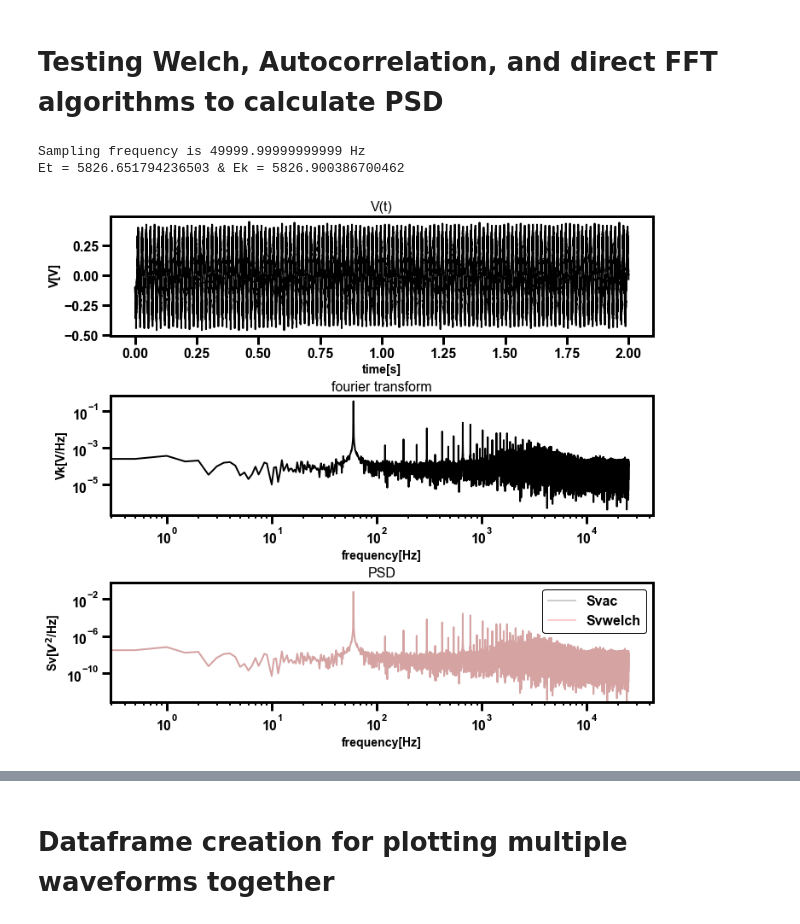
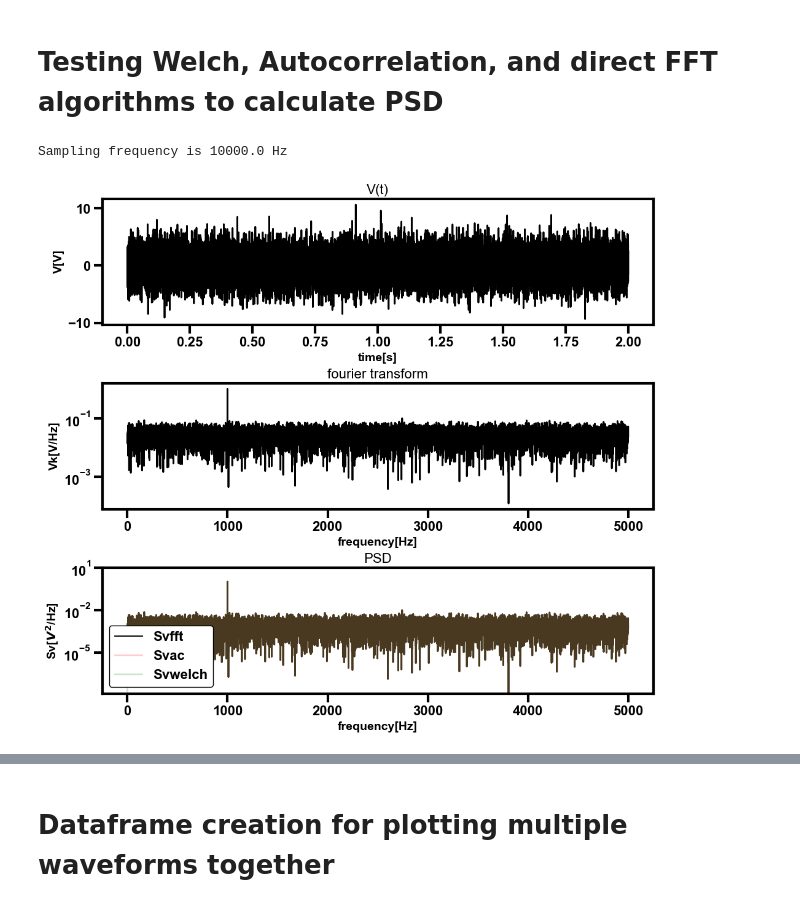
Before and after one commit to NikhilTilak/scripts, a Jupyter notebook: noise.ipynb, the cells around one changed output, grey strips where cells are left out. Drawn from its saved outputs; the diff is of its cells as text; code cells hidden in the pictures.

```diff
--- a/noise.ipynb
+++ b/noise.ipynb
@@ -46,20 +48,21 @@ T = 2 # total time in s
 fs = int(1/dt) # sampling frequency in Hz
 N = int(T/dt) #number of points
 time = np.arange(0,T,dt) # time in seconds
-# print(f"Sampling frequency is {1/dt} Hz")
+print(f"Sampling frequency is {1/dt} Hz")
 
-fnoise_1 = 50 # noise frequency in Hz
-Anoise_1 = 1 # noise amplitude
+fsig= 1000 # signal frequency in Hz
+Asig = 1 # signal amplitude
+V = Asig*np.sin(2*np.pi* fsig* time)
 
-fnoise_2 = 120 # noise frequency in Hz
-Anoise_2 = 0.7 # noise amplitude
-
-V = Anoise_1*np.sin(2*np.pi* fnoise_1* time) + Anoise_2*np.sin(2*np.pi* fnoise_2* time)
+# adding a noise with a uniform PSD of 0.001 V**2/Hz
+noise_power = 0.001 * fs / 2
+noise = np.random.normal(loc=0, scale=np.sqrt(noise_power), size=N)
+V += noise
 ######################################################################################
 ############### data from single acquisition##############################################
 ######################################################################################
 # fp = "./data/data_1KOhm_single.csv"
-fp="./data/scope_7_1.csv"# wire connected to the scope
+# fp="./data/scope_7_1.csv"# wire connected to the scope
 # fp="./data/scope_13_1.csv"# 1 kOhm, time = 2 s, 100_000 samples
 # fp="./data/scope_17_1.csv"# 15 kOhm, time = 0.1 s, 200_000 samples
 # fp="./data/scope_18_1.csv"# 15 kOhm, time = 0.1 s, 200_000 samples
@@ -70,17 +73,17 @@ fp="./data/scope_7_1.csv"# wire connected to the scope
 # fp="./data/scope_23_1.csv"# 100 kOhm, time = 0.1 s, 200_000 samples, bandpass filter, 1 KHz to 100 KHz
 # fp="./data/scope_1.csv"# 100 KHz from function generator
 
-df=pd.read_csv(fp,header=0,sep=",",skiprows=1, names=["time", "voltage"])
-df.head()
+# df=pd.read_csv(fp,header=0,sep=",",skiprows=1, names=["time", "voltage"])
+# df.head()
 
-T = df["time"].max()-df["time"].min() # seconds
-N = df.shape[0]
-fs = int(N/T) # Hz
-dt = 1/fs
-time = df["time"].to_numpy() - df["time"].min()
-print(f"Sampling frequency is {1/dt} Hz")
+# T = df["time"].max()-df["time"].min() # seconds
+# N = df.shape[0]
+# fs = int(N/T) # Hz
+# dt = 1/fs
+# time = df["time"].to_numpy() - df["time"].min()
+# print(f"Sampling frequency is {1/dt} Hz")
 
-V = df["voltage"].to_numpy()
+# V = df["voltage"].to_numpy()
 #########################################################################################
 
 
@@ -91,64 +94,65 @@ Vk = Vk/N # normalizing
 fk = fftfreq(N,dt)
 fk = fk[:fk.size//2]
 
-# Energy calculation
-Et = np.sum(np.absolute(V)**2)
-Ek = np.sum(np.absolute(Vk)**2)*(N/2)
+# # Energy calculation
+# Et = np.sum(np.absolute(V)**2)
+# Ek = np.sum(np.absolute(Vk)**2)*(N/2)
 
-print(f"Et = {Et} & Ek = {Ek}")
+# print(f"Et = {Et} & Ek = {Ek}")
 
 #PSD from FFT
-Svfft = (1/2)*np.absolute(Vk)**2
+Svfft = np.absolute(Vk)**2
 
 #PSD from welch
 fwelch, Svwelch = welch(V, fs=fs, window='boxcar', nperseg=N, noverlap=0, return_onesided=True, scaling='density', axis=-1)
-Svwelch = (1/2)*Svwelch
+# Svwelch = (1/2)*Svwelch
 
 # PSD from autocorrelation
 ac = correlation_nik_vectorized(V,V)
 Svac = np.absolute(fftshift(fft(ac)))
-Svac = Svac[Svac.size//2:]
+Svac = 2*Svac[Svac.size//2:]
 Svac = Svac/fs
 
 #plot
 fig, (ax1,ax2, ax3) = plt.subplots(3,1, figsize=(10,9), constrained_layout=True)
 
 ax1.plot(time, V)
 ax1.set_xlabel("time[s]")
 ax1.set_ylabel("V[V]")
 ax1.set_title("V(t)")
 
 ax2.plot(fk, Vk)
 ax2.set_xlabel("frequency[Hz]")
 ax2.set_ylabel("Vk[V/Hz]")
 ax2.set_title("fourier transform")
-ax2.set_xscale('log')
+# ax2.set_xscale('log')
 ax2.set_yscale('log')
 
 
-# ax3.plot(fk, Svfft, alpha=0.8, label = "Svfft")
+ax3.plot(fk, Svfft, alpha=0.8, label = "Svfft")
 ax3.plot(fk, Svac, alpha=0.2, label = "Svac")
 ax3.plot(fwelch, Svwelch, alpha=0.2, label = "Svwelch")
 ax3.set_xlabel("frequency[Hz]")
 ax3.set_ylabel("Sv[$V^2$/Hz]")
 ax3.set_title("PSD")
 ax3.set_ylim(Svwelch[10:].min()*0.9,Svwelch[10:].max()*10)
-ax3.set_xscale('log')
+# ax3.set_xscale('log')
 ax3.set_yscale('log')
 ax3.legend()
 
 plt.show()
 
-print(f"Svfft:\nmax={(Svfft.max())}\tmin={(Svfft[10:].min())}")
-print(f"Svwelch:\nmax={(Svwelch.max())}\tmin={(Svwelch[10:].min())}")
-print(f"Svac:\nmax={(Svac.max())}\tmin={(Svac[10:].min())}")
-print(50*'#')
-print(f"sum of Svfft = {np.sum(Svfft)}")
-print(f"sum of Svwelch = {np.sum(Svwelch)}")
-print(f"sum of Svac = {np.sum(Svac)}")
+# print(f"Svfft:\nmax={(Svfft.max())}\tmin={(Svfft[10:].min())}")
+# print(f"Svwelch:\nmax={(Svwelch.max())}\tmin={(Svwelch[10:].min())}")
+# print(f"Svac:\nmax={(Svac.max())}\tmin={(Svac[10:].min())}")
+# print(50*'#')
+# print(f"sum of Svfft = {np.sum(Svfft)}")
+# print(f"sum of Svwelch = {np.sum(Svwelch)}")
+# print(f"sum of Svac = {np.sum(Svac)}")
 
-print(f"Median noise between 1 KHz and 10 KHz is {np.median(Svac[np.where((fk>5000) & (fk<90_000))])} V^2/Hz")
+print(f"Mean noise between 2 KHz and 4 KHz is {np.mean(Svwelch[np.where((fk>2000) & (fk<5_000))])} V^2/Hz")
+print(f"Mean noise between 2 KHz and 4 KHz is {np.mean(Svac[np.where((fk>2000) & (fk<5_000))])} V^2/Hz")
+print(f"Mean noise between 2 KHz and 4 KHz is {np.mean(Svfft[np.where((fk>2000) & (fk<5_000))])} V^2/Hz")
 # %% [output]
-Sampling frequency is 49999.99999999999 Hz
-Et = 5826.651794236503 & Ek = 5826.900386700462
+Sampling frequency is 10000.0 Hz
-[figure, old version]
+[figure, new version]
```
Also changed, not shown: parts of 8 cells of this notebook, 1 other file.
